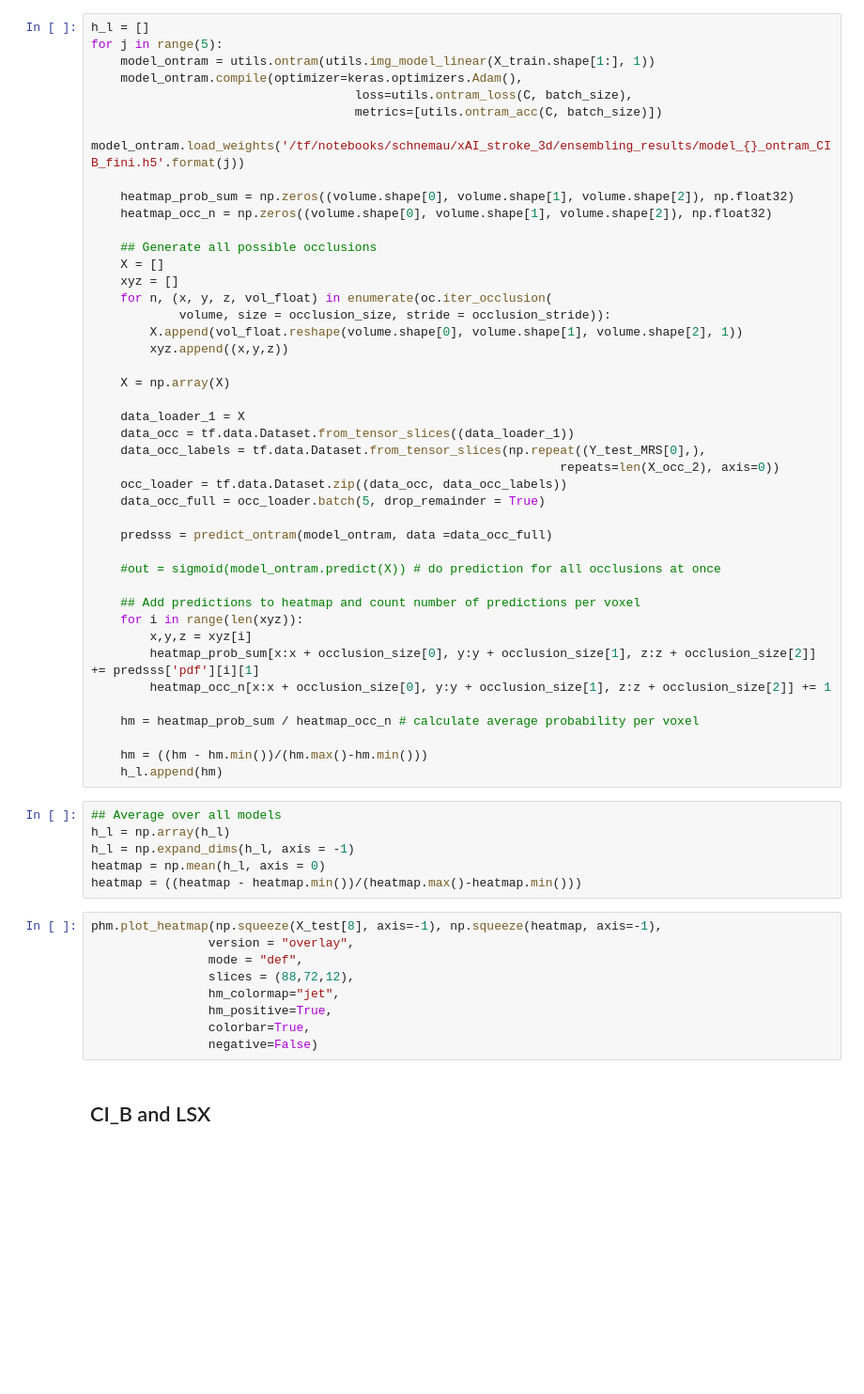
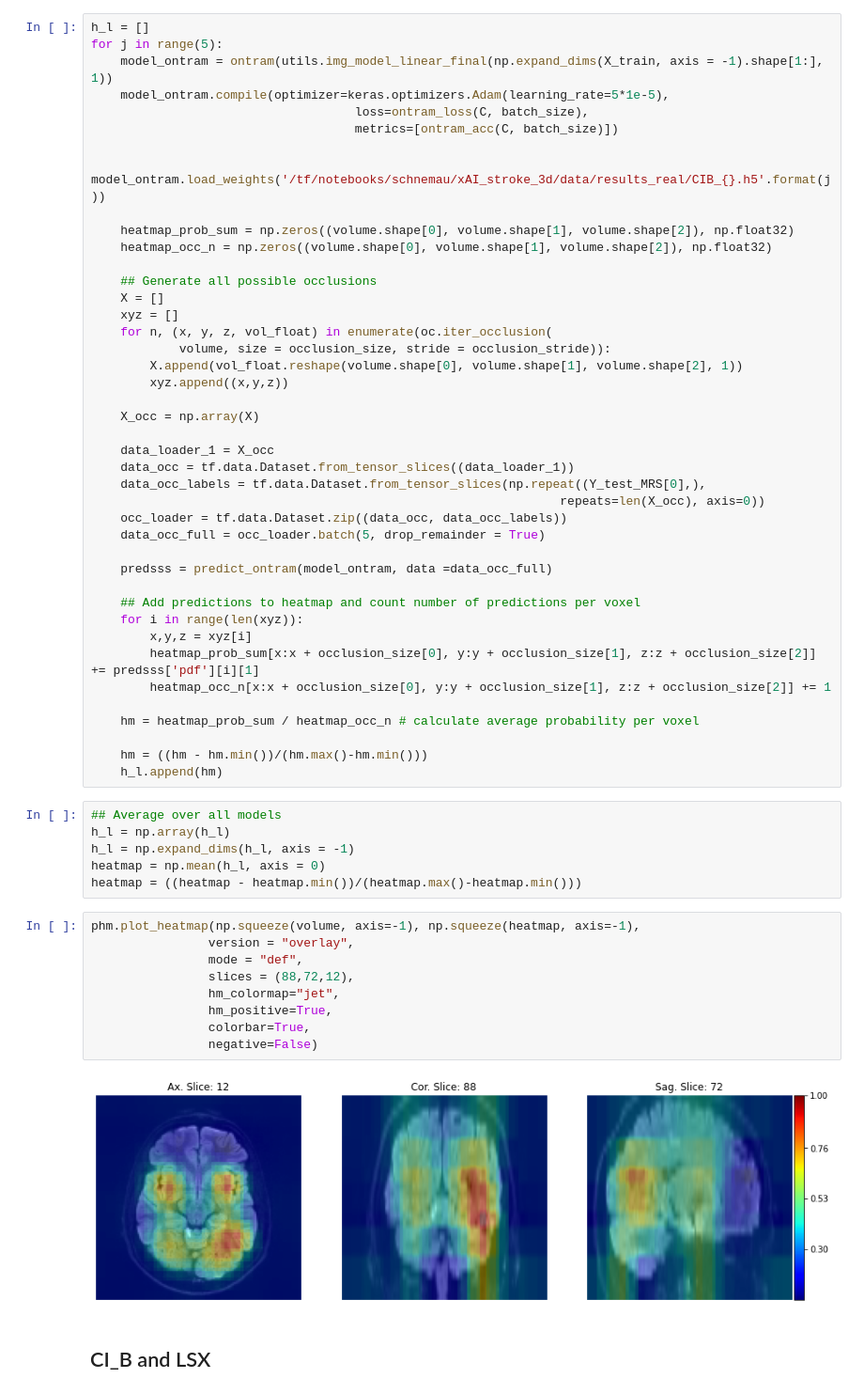
Before and after one commit to NorDar/explainable_AI, a Jupyter notebook: Paper_3_occ.ipynb, the cells around one changed output. Shown at 94% size. Saved outputs shown, nothing was run; the diff lists cells and outputs as text; blank space fills up the shorter version.

```diff
--- a/Paper_3_occ.ipynb
+++ b/Paper_3_occ.ipynb
@@ -208,11 +179,12 @@ volume = volume.reshape(input_shape)
 # %%
 h_l = []
 for j in range(5):
-    model_ontram = utils.ontram(utils.img_model_linear(X_train.shape[1:], 1))
-    model_ontram.compile(optimizer=keras.optimizers.Adam(),
-                                    loss=utils.ontram_loss(C, batch_size),
-                                    metrics=[utils.ontram_acc(C, batch_size)])
-    model_ontram.load_weights('/tf/notebooks/schnemau/xAI_stroke_3d/ensembling_results/model_{}_ontram_CIB_fini.h5'.format(j))
+    model_ontram = ontram(utils.img_model_linear_final(np.expand_dims(X_train, axis = -1).shape[1:], 1))
+    model_ontram.compile(optimizer=keras.optimizers.Adam(learning_rate=5*1e-5),
+                                    loss=ontram_loss(C, batch_size),
+                                    metrics=[ontram_acc(C, batch_size)])
+
+    model_ontram.load_weights('/tf/notebooks/schnemau/xAI_stroke_3d/data/results_real/CIB_{}.h5'.format(j))
 
     heatmap_prob_sum = np.zeros((volume.shape[0], volume.shape[1], volume.shape[2]), np.float32)
     heatmap_occ_n = np.zeros((volume.shape[0], volume.shape[1], volume.shape[2]), np.float32)
@@ -225,18 +197,16 @@ for j in range(5):
         X.append(vol_float.reshape(volume.shape[0], volume.shape[1], volume.shape[2], 1))
         xyz.append((x,y,z))
 
-    X = np.array(X)
+    X_occ = np.array(X)
 
-    data_loader_1 = X
+    data_loader_1 = X_occ
     data_occ = tf.data.Dataset.from_tensor_slices((data_loader_1))
     data_occ_labels = tf.data.Dataset.from_tensor_slices(np.repeat((Y_test_MRS[0],),
-                                                                repeats=len(X_occ_2), axis=0))
+                                                                repeats=len(X_occ), axis=0))
     occ_loader = tf.data.Dataset.zip((data_occ, data_occ_labels))
     data_occ_full = occ_loader.batch(5, drop_remainder = True)
 
     predsss = predict_ontram(model_ontram, data =data_occ_full)
-
-    #out = sigmoid(model_ontram.predict(X)) # do prediction for all occlusions at once
 
     ## Add predictions to heatmap and count number of predictions per voxel
     for i in range(len(xyz)):
@@ -255,13 +225,15 @@ h_l = np.expand_dims(h_l, axis = -1)
 heatmap = np.mean(h_l, axis = 0)
 heatmap = ((heatmap - heatmap.min())/(heatmap.max()-heatmap.min()))
 # %%
-phm.plot_heatmap(np.squeeze(X_test[8], axis=-1), np.squeeze(heatmap, axis=-1),
+phm.plot_heatmap(np.squeeze(volume, axis=-1), np.squeeze(heatmap, axis=-1),
                 version = "overlay",
                 mode = "def",
                 slices = (88,72,12),
                 hm_colormap="jet",
                 hm_positive=True,
                 colorbar=True,
                 negative=False)
+# %% [output]
+[figure, added]
 # %% [markdown]
 ## CI_B and LSX
```
Also changed, not shown: parts of 18 cells of this notebook, 11 other files.
